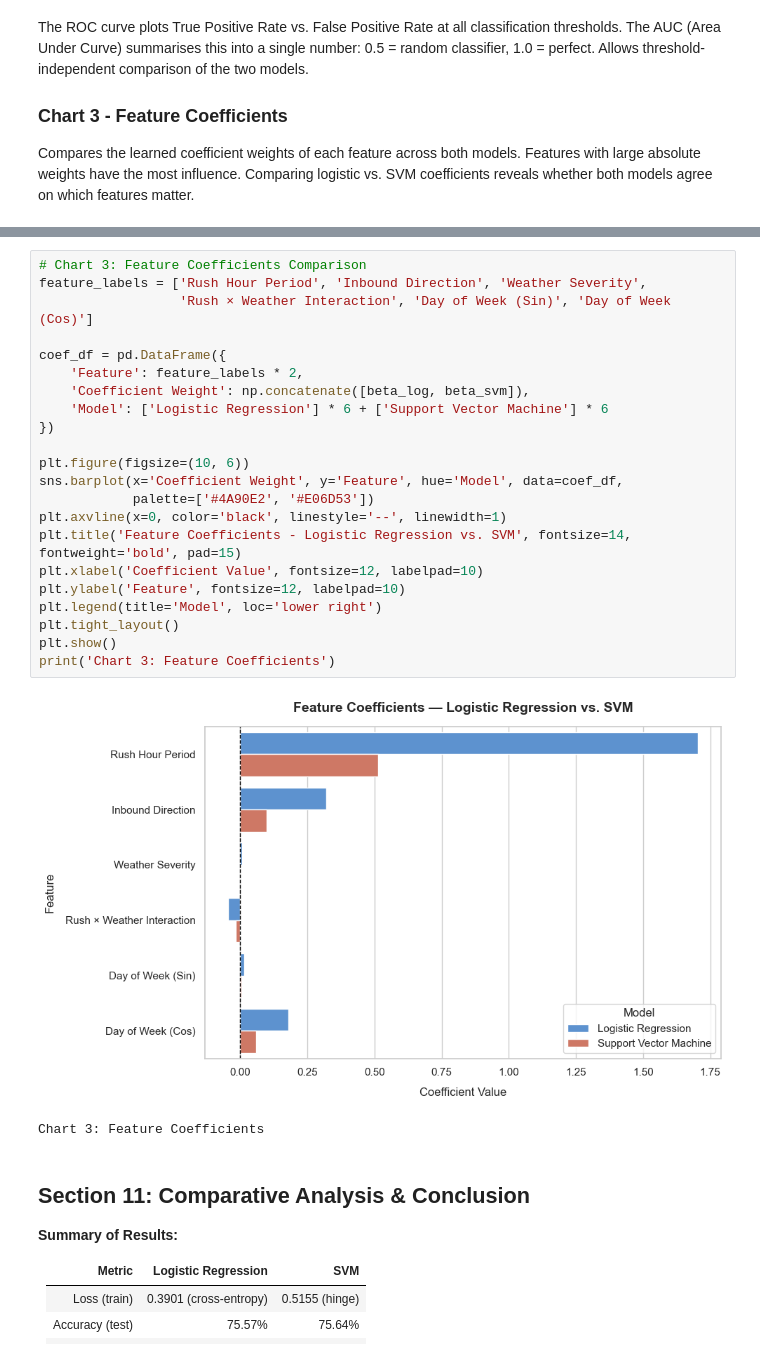
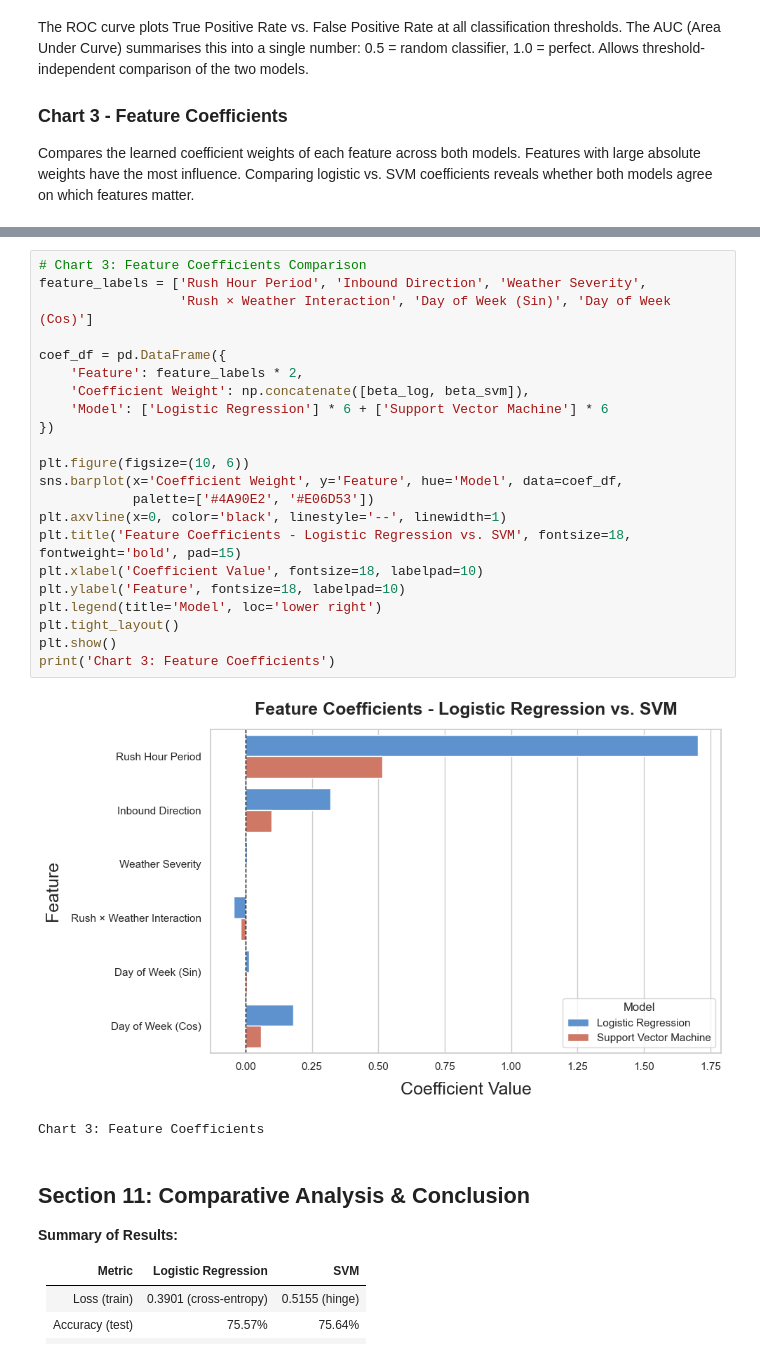
Before and after one commit to EnTeeKiu/FinalDataScience, a Jupyter notebook: Code/Task 2/Supervised_Learning.ipynb, the cells around one changed output, grey strips where cells are left out. Drawn from its saved outputs; the diff is of its cells as text.

```diff
--- a/Code/Task 2/Supervised_Learning.ipynb
+++ b/Code/Task 2/Supervised_Learning.ipynb
@@ -351,27 +351,27 @@ Chart 2: ROC Curves
 # %%
 # Chart 3: Feature Coefficients Comparison
 feature_labels = ['Rush Hour Period', 'Inbound Direction', 'Weather Severity',
                   'Rush × Weather Interaction', 'Day of Week (Sin)', 'Day of Week (Cos)']
 
 coef_df = pd.DataFrame({
     'Feature': feature_labels * 2,
     'Coefficient Weight': np.concatenate([beta_log, beta_svm]),
     'Model': ['Logistic Regression'] * 6 + ['Support Vector Machine'] * 6
 })
 
 plt.figure(figsize=(10, 6))
 sns.barplot(x='Coefficient Weight', y='Feature', hue='Model', data=coef_df,
             palette=['#4A90E2', '#E06D53'])
 plt.axvline(x=0, color='black', linestyle='--', linewidth=1)
-plt.title('Feature Coefficients - Logistic Regression vs. SVM', fontsize=14, fontweight='bold', pad=15)
-plt.xlabel('Coefficient Value', fontsize=12, labelpad=10)
-plt.ylabel('Feature', fontsize=12, labelpad=10)
+plt.title('Feature Coefficients - Logistic Regression vs. SVM', fontsize=18, fontweight='bold', pad=15)
+plt.xlabel('Coefficient Value', fontsize=18, labelpad=10)
+plt.ylabel('Feature', fontsize=18, labelpad=10)
 plt.legend(title='Model', loc='lower right')
 plt.tight_layout()
 plt.show()
 print('Chart 3: Feature Coefficients')
 # %% [output]
-[figure, old version]
+[figure, new version]
 Chart 3: Feature Coefficients
 # %% [markdown]
 ## Section 11: Comparative Analysis & Conclusion
```
Also changed, not shown: parts of 4 cells of this notebook, 2 other files.
